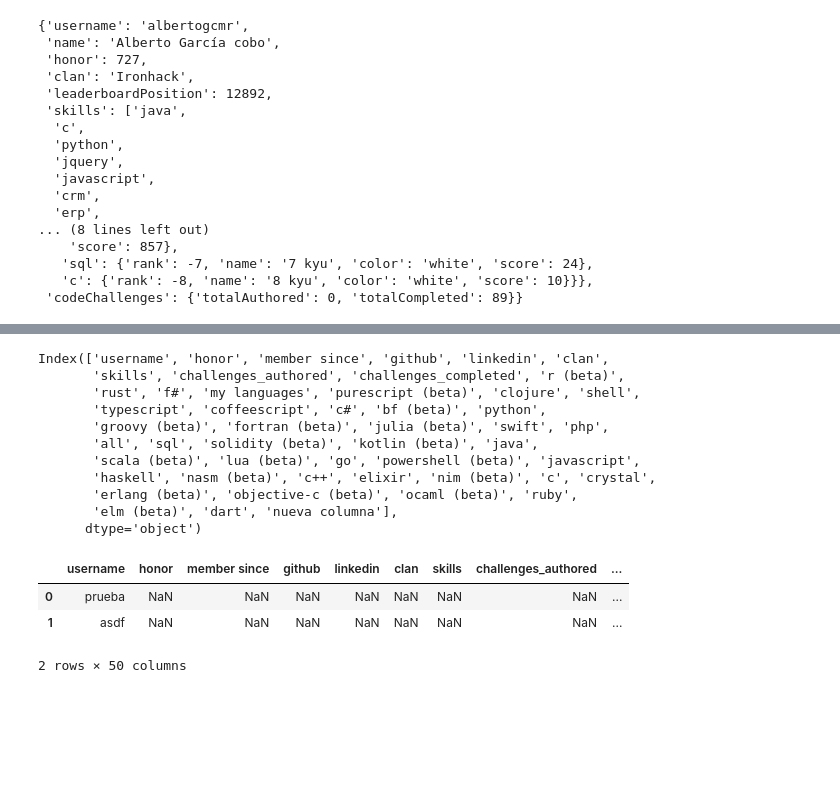
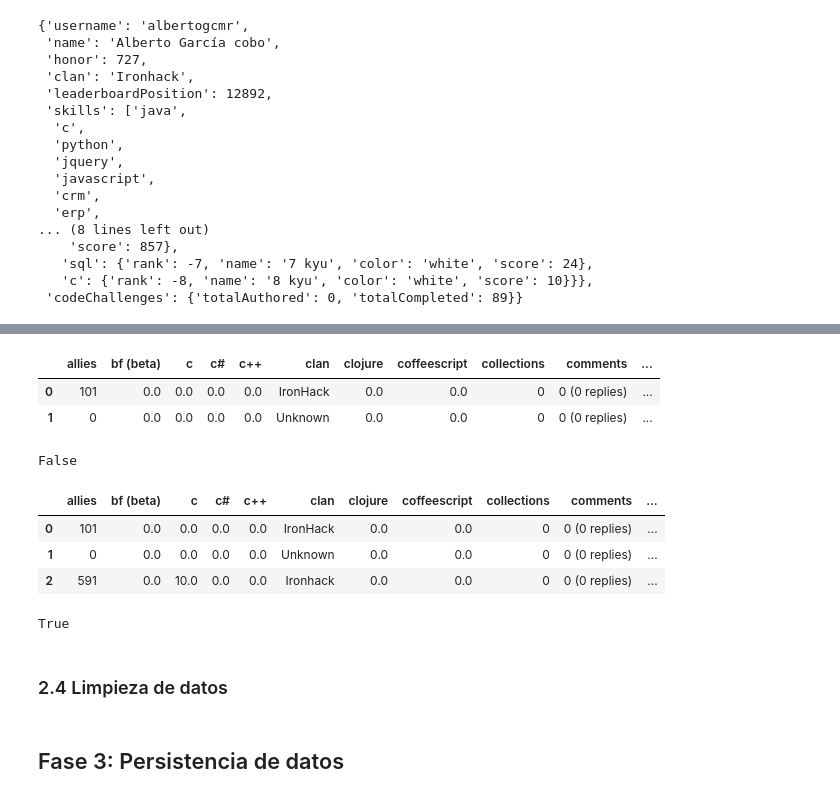
Before and after one commit to albertogcmr/final-project-codewars-ih, a Jupyter notebook: source/codewars-leaderboard.ipynb, the cells around one changed output, grey strips where cells are left out. Drawn from its saved outputs; the diff is of its cells as text; code cells hidden in the pictures; blank space fills up the shorter version.

Commit message:
fase 2.3

```diff
--- a/source/codewars-leaderboard.ipynb
+++ b/source/codewars-leaderboard.ipynb
@@ -254,0 +291,7 @@ df_users.head()
+# %%
+df_users = pd.DataFrame()
+# %%
+# Por cada uno de los usuarios recopilados, creamos un registro en df_users
+for user in total:
+    df_users = create_row(data=df_users, new_user=user)
+df_user.head()
@@ -363,30 +304,12 @@ get_row('ijcernicharo')
-# %%
-def create_row(data, new_user):
-    res = data
-    row = get_row(user)
-    res = res.append(other=row, ignore_index=True)
-    return res
-
-
-
-df_users.columns
-# %% [output]
-Index(['username', 'honor', 'member since', 'github', 'linkedin', 'clan',
-       'skills', 'challenges_authored', 'challenges_completed', 'r (beta)',
-       'rust', 'f#', 'my languages', 'purescript (beta)', 'clojure', 'shell',
-       'typescript', 'coffeescript', 'c#', 'bf (beta)', 'python',
-       'groovy (beta)', 'fortran (beta)', 'julia (beta)', 'swift', 'php',
-       'all', 'sql', 'solidity (beta)', 'kotlin (beta)', 'java',
-       'scala (beta)', 'lua (beta)', 'go', 'powershell (beta)', 'javascript',
-       'haskell', 'nasm (beta)', 'c++', 'elixir', 'nim (beta)', 'c', 'crystal',
-       'erlang (beta)', 'objective-c (beta)', 'ocaml (beta)', 'ruby',
-       'elm (beta)', 'dart', 'nueva columna'],
-      dtype='object')
+# %%
+df_users = create_row(data=df_users, new_user='ijcernicharo')
+df_users = create_row(data=df_users, new_user='pablobarrio')
+df_users.head()
+# %% [output]
+|  | allies | bf (beta) | c | c# | c++ | clan | clojure | coffeescript | collections | comments | ... |
+| 0 | 101 | 0.0 | 0.0 | 0.0 | 0.0 | IronHack | 0.0 | 0.0 | 0 | 0 (0 replies) | ... |
+| 1 | 0 | 0.0 | 0.0 | 0.0 | 0.0 | Unknown | 0.0 | 0.0 | 0 | 0 (0 replies) | ... |
 # %%
-
-df_users.head()
+'linkedin' in df_users.columns
 # %% [output]
-|  | username | honor | member since | github | linkedin | clan | skills | challenges_authored | ... |
-| 0 | prueba | NaN | NaN | NaN | NaN | NaN | NaN | NaN | ... |
-| 1 | asdf | NaN | NaN | NaN | NaN | NaN | NaN | NaN | ... |
-2 rows × 50 columns
+False
@@ -441,0 +316,16 @@ df_users.head()
+# %%
+df_users = create_row(data=df_users, new_user='albertogcmr')
+df_users.head()
+# %% [output]
+|  | allies | bf (beta) | c | c# | c++ | clan | clojure | coffeescript | collections | comments | ... |
+| 0 | 101 | 0.0 | 0.0 | 0.0 | 0.0 | IronHack | 0.0 | 0.0 | 0 | 0 (0 replies) | ... |
+| 1 | 0 | 0.0 | 0.0 | 0.0 | 0.0 | Unknown | 0.0 | 0.0 | 0 | 0 (0 replies) | ... |
+| 2 | 591 | 0.0 | 10.0 | 0.0 | 0.0 | Ironhack | 0.0 | 0.0 | 0 | 0 (0 replies) | ... |
+# %%
+'linkedin' in df_users.columns
+# %% [output]
+True
+# %% [markdown]
+### 2.4 Limpieza de datos
+# %% [markdown]
+## Fase 3: Persistencia de datos
```
Also changed, not shown: parts of 28 cells of this notebook, 1 other file.
